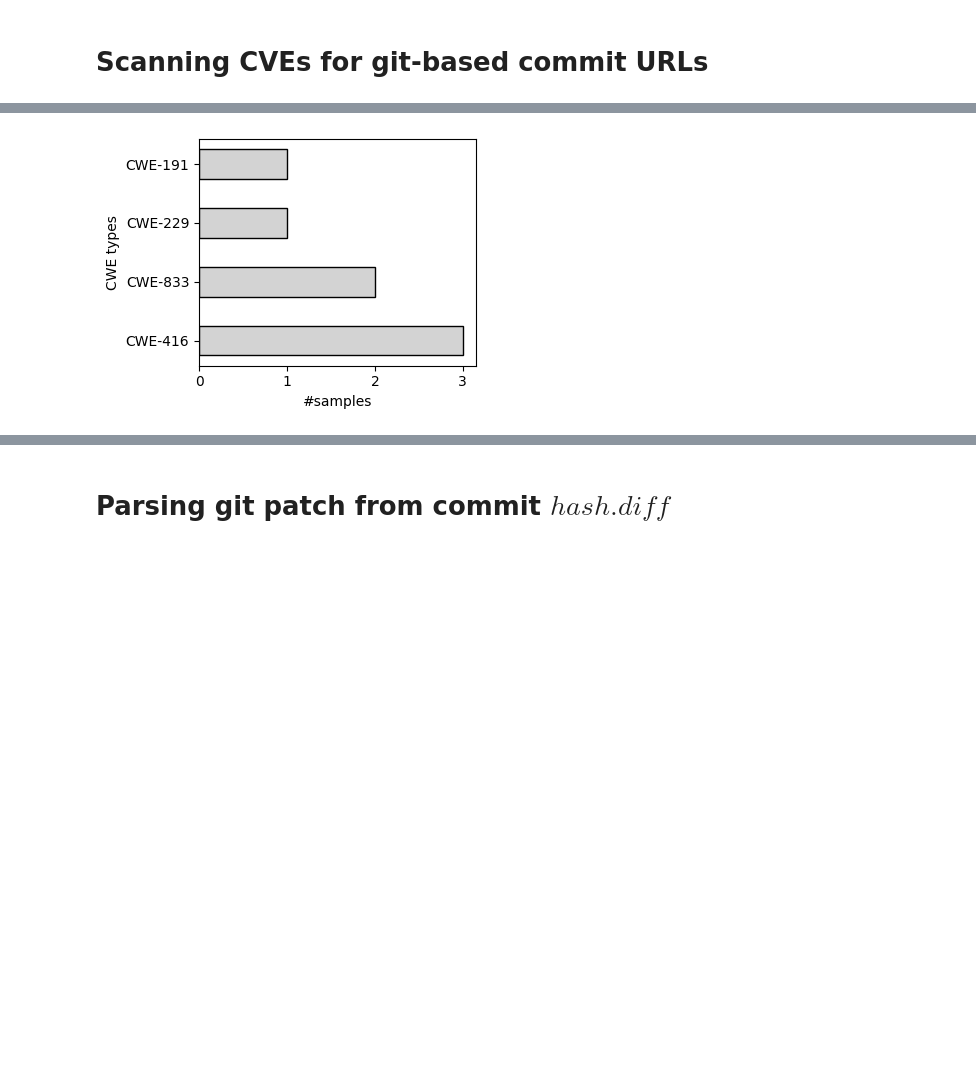
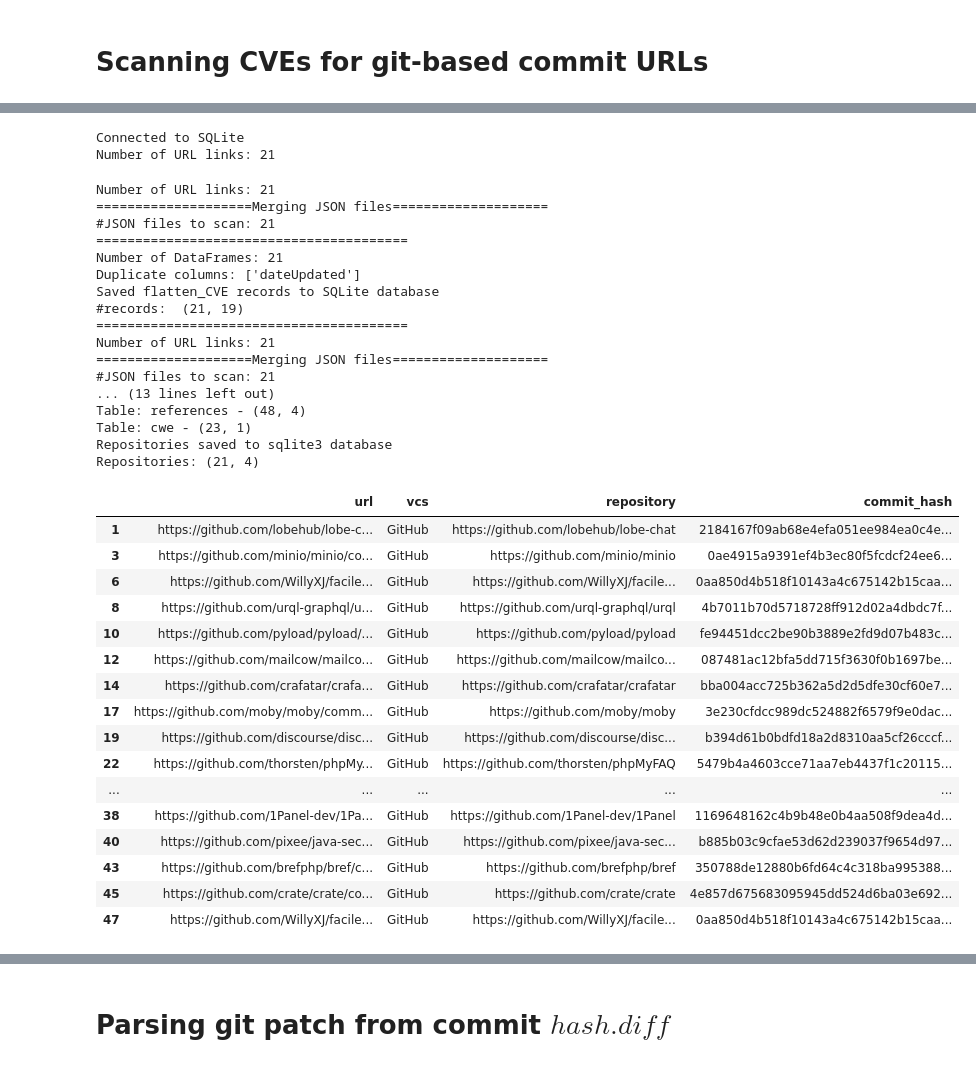
Before and after one commit to SmartSecLab/FixMe, a Jupyter notebook: patch-gen.ipynb, the cells around one changed output, grey strips where cells are left out. Cells and saved outputs as stored; diff of their text form; code cells hidden in the pictures; blank space fills up the shorter version.

```diff
--- a/patch-gen.ipynb
+++ b/patch-gen.ipynb
@@ -202,19 +3,54 @@ df.astype(str).to_sql('cve', conn, if_exists='replace', index=False)
-# %%
-# TODO: plot the value counts of the cwe types
-cwe = df.x_redhatCweChain.str.split(':', expand=True)[0]
-vals = cwe.value_counts()
-
-fig, ax = plt.subplots(figsize=(4, 3))
-bar_width = 0.5
-bars = ax.barh(vals.index, vals.values, color='lightgray', edgecolor='black', height=bar_width)
-ax.set_ylabel('CWE types')
-ax.set_xlabel('#samples')
-plt.tight_layout()
-
-plt.savefig(f'figure/CWE-types.png')
-plt.show()
-# %% [output]
-[figure, removed]
+# %%
+from source.utility import *
+from source.commit_urls import *
+
+json_files = find_json_files(CVE_DIR)
+patch_links = find_urls(json_files)
+print(f'Number of URL links: {len(patch_links)}')
+# %% [output]
+Connected to SQLite
+Number of URL links: 21
+# %%
+from source.flatten_cve import *
+from source.patchset import *
+
+df = flatten_cve(CVE_DIR)
+collect_repos(df)
+# %% [output]
+Number of URL links: 21
+====================Merging JSON files====================
+#JSON files to scan: 21
+========================================
+Number of DataFrames: 21
+Duplicate columns: ['dateUpdated']
+Saved flatten_CVE records to SQLite database
+#records:  (21, 19)
+========================================
+Number of URL links: 21
+====================Merging JSON files====================
+#JSON files to scan: 21
+... (13 lines left out)
+Table: references - (48, 4)
+Table: cwe - (23, 1)
+Repositories saved to sqlite3 database
+Repositories: (21, 4)
+|  | url | vcs | repository | commit_hash |
+| 1 | https://github.com/lobehub/lobe-c... | GitHub | https://github.com/lobehub/lobe-chat | 2184167f09ab68e4efa051ee984ea0c4e... |
+| 3 | https://github.com/minio/minio/co... | GitHub | https://github.com/minio/minio | 0ae4915a9391ef4b3ec80f5fcdcf24ee6... |
+| 6 | https://github.com/WillyXJ/facile... | GitHub | https://github.com/WillyXJ/facile... | 0aa850d4b518f10143a4c675142b15caa... |
+| 8 | https://github.com/urql-graphql/u... | GitHub | https://github.com/urql-graphql/urql | 4b7011b70d5718728ff912d02a4dbdc7f... |
+| 10 | https://github.com/pyload/pyload/... | GitHub | https://github.com/pyload/pyload | fe94451dcc2be90b3889e2fd9d07b483c... |
+| 12 | https://github.com/mailcow/mailco... | GitHub | https://github.com/mailcow/mailco... | 087481ac12bfa5dd715f3630f0b1697be... |
+| 14 | https://github.com/crafatar/crafa... | GitHub | https://github.com/crafatar/crafatar | bba004acc725b362a5d2d5dfe30cf60e7... |
+| 17 | https://github.com/moby/moby/comm... | GitHub | https://github.com/moby/moby | 3e230cfdcc989dc524882f6579f9e0dac... |
+| 19 | https://github.com/discourse/disc... | GitHub | https://github.com/discourse/disc... | b394d61b0bdfd18a2d8310aa5cf26cccf... |
+| 22 | https://github.com/thorsten/phpMy... | GitHub | https://github.com/thorsten/phpMyFAQ | 5479b4a4603cce71aa7eb4437f1c20115... |
+| ... | ... | ... | ... | ... |
+| 38 | https://github.com/1Panel-dev/1Pa... | GitHub | https://github.com/1Panel-dev/1Panel | 1169648162c4b9b48e0b4aa508f9dea4d... |
+| 40 | https://github.com/pixee/java-sec... | GitHub | https://github.com/pixee/java-sec... | b885b03c9cfae53d62d239037f9654d97... |
+| 43 | https://github.com/brefphp/bref/c... | GitHub | https://github.com/brefphp/bref | 350788de12880b6fd64c4c318ba995388... |
+| 45 | https://github.com/crate/crate/co... | GitHub | https://github.com/crate/crate | 4e857d675683095945dd524d6ba03e692... |
+| 47 | https://github.com/WillyXJ/facile... | GitHub | https://github.com/WillyXJ/facile... | 0aa850d4b518f10143a4c675142b15caa... |
 # %%
 vals = df['cwe'].value_counts().head(10)
 x = [str(x) for x in vals.index]
```
Also changed, not shown: parts of 16 cells of this notebook, 7 other files.
